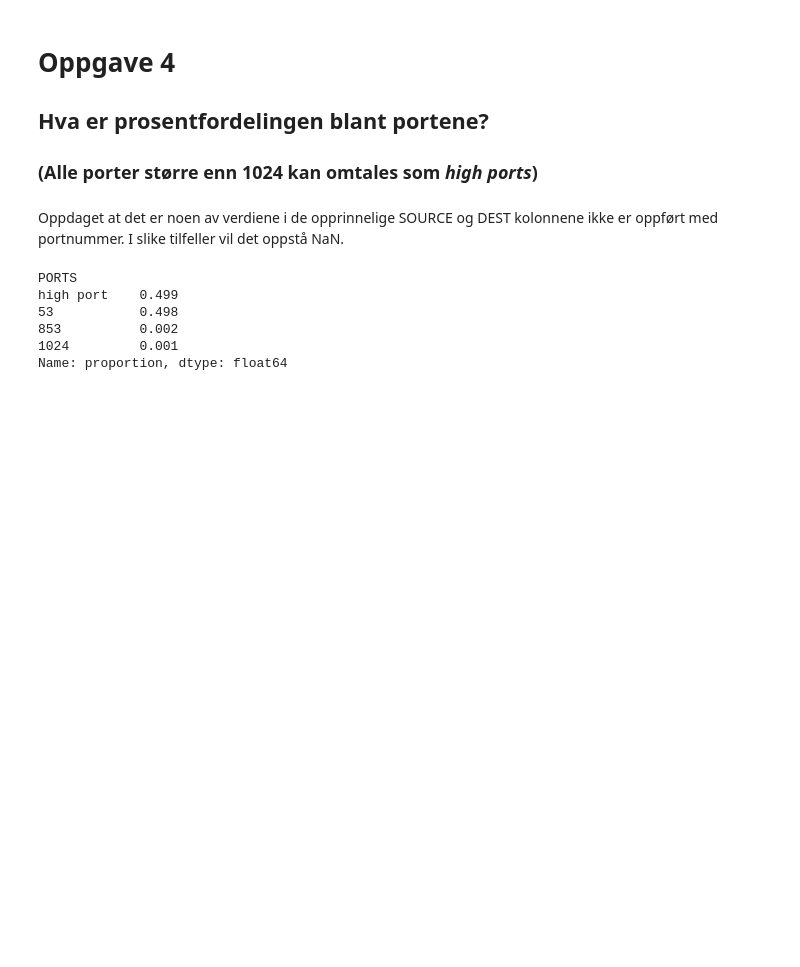
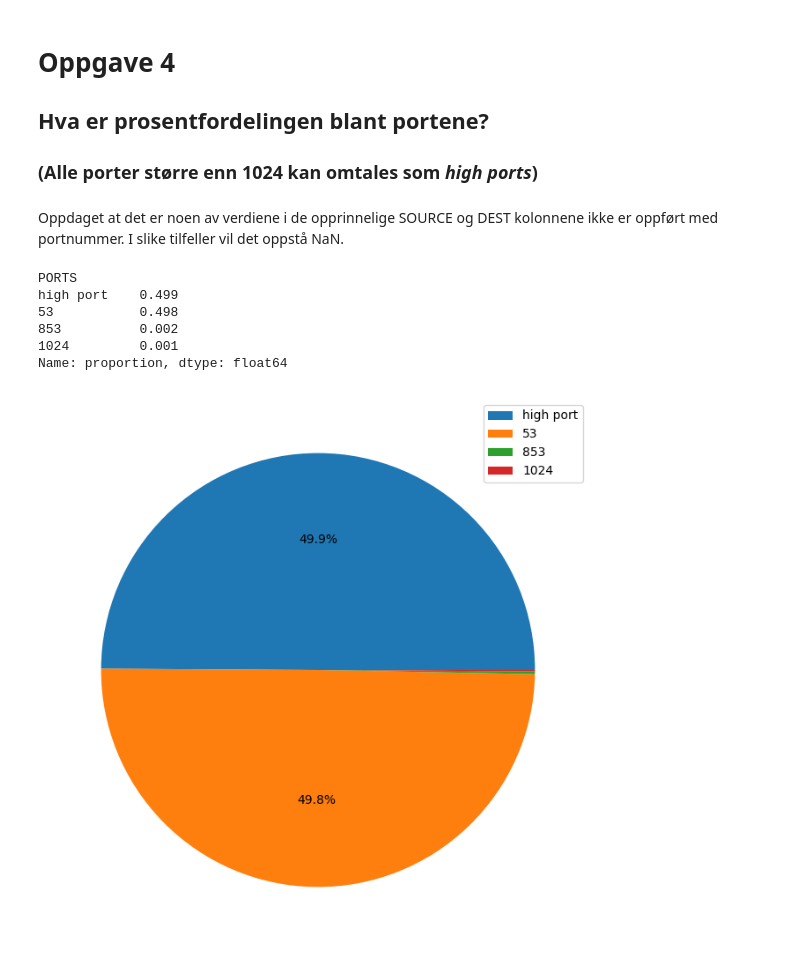
Before and after one commit to ilhseo/DATENG_import, a Jupyter notebook: dateng_1/dateng_1.ipynb, the cells around one changed output. Saved outputs shown, nothing was run; the diff lists cells and outputs as text; code cells hidden in the pictures; blank space fills up the shorter version.

```diff
--- a/dateng_1/dateng_1.ipynb
+++ b/dateng_1/dateng_1.ipynb
@@ -120,7 +133,8 @@ Oppdaget at det er noen av verdiene i de opprinnelige SOURCE og DEST kolonnene i
 all_ports = pd.concat([new_df["SRC_PORT"], new_df["DST_PORT"]]).reset_index(drop=True).rename("PORTS")
 all_ports = all_ports[all_ports.notna()].astype(int)
 all_ports[all_ports > 1024] = "high port"
-all_ports.value_counts(normalize="True").round(3)
+counts = all_ports.value_counts(normalize=True).round(3)
+counts
 # %% [output]
 PORTS
 high port    0.499
@@ -128,3 +142,12 @@ high port    0.499
 853          0.002
 1024         0.001
 Name: proportion, dtype: float64
+# %%
+labels = counts.keys()
+sizes = counts.values
+plt.figure(figsize=(8,8))
+wedges, texts, autotexts = plt.pie(sizes, autopct=autopct_format)
+plt.legend(wedges, labels)
+plt.show()
+# %% [output]
+[figure, added]
```
Also changed, not shown: parts of 5 cells of this notebook, 1 other file.
